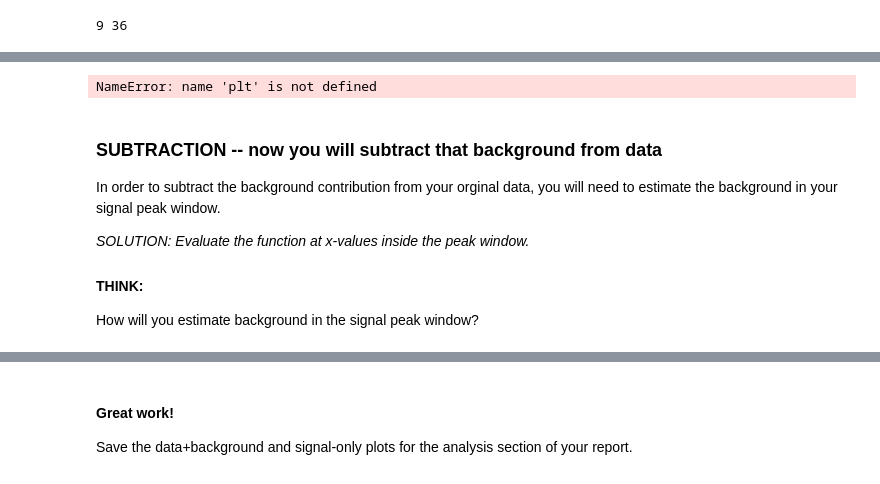
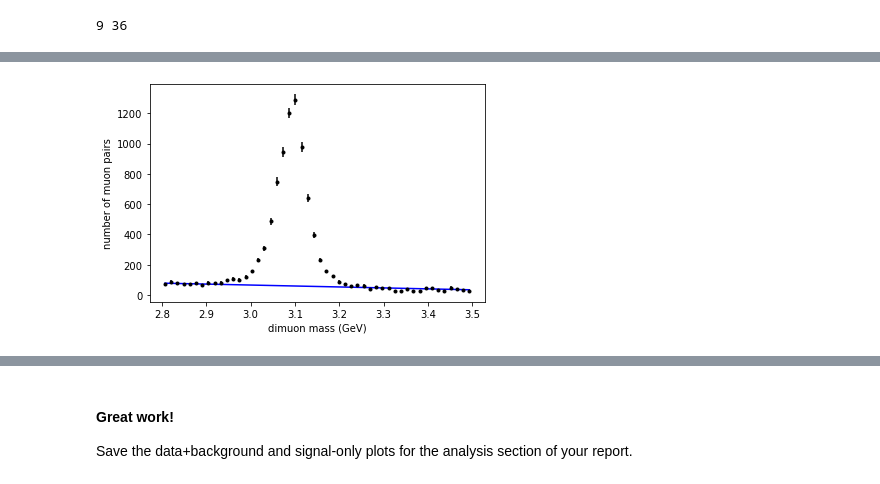
Before and after one commit to bethel-physics/ParticleDiscoveryLab, a Jupyter notebook: PythonAnalysis/MuonAnalysis_solutions.ipynb, the cells around one changed output, grey strips where cells are left out. Cells and saved outputs as stored; diff of their text form; code cells hidden in the pictures.

```diff
--- a/PythonAnalysis/MuonAnalysis_solutions.ipynb
+++ b/PythonAnalysis/MuonAnalysis_solutions.ipynb
@@ -232,20 +204,13 @@ How many polynomial parameters? 1 (flat), 2 (line), etc: 2
 # %%
-# Plot the fit on top of the background points.
-# Avoid using connecting lines between the points in your background fit
-# plt.figure()
-plt.errorbar(bkgCenters, bkgCounts, yerr=bkgError, fmt='.k', ecolor='k')
-# plt.plot(bkgCenters,fityvals,'b')
+# Plot your background curve on top of your mass histogram
+fittedCounts = list(np.array(massCenters) * m)
+fittedCounts = [z+b for z in fittedCounts]
+
+plt.figure()
+plt.errorbar(massCenters, massCounts, yerr=error, fmt='.k', ecolor='k')
+plt.plot(massCenters,fittedCounts,'b-')
 plt.xlabel('dimuon mass (GeV)')
 plt.ylabel('number of muon pairs')
 plt.show()
 # %% [output]
-NameError: name 'plt' is not defined
+[figure, added]
-# %% [markdown]
-### SUBTRACTION -- now you will subtract that background from data
-
-In order to subtract the background contribution from your orginal data, you will need to estimate the background in your signal peak window.
-
-*SOLUTION: Evaluate the function at x-values inside the peak window.*
-
-#### THINK:
-How will you estimate background in the signal peak window?
```
Also changed, not shown: parts of 22 cells of this notebook, 3 other files.
